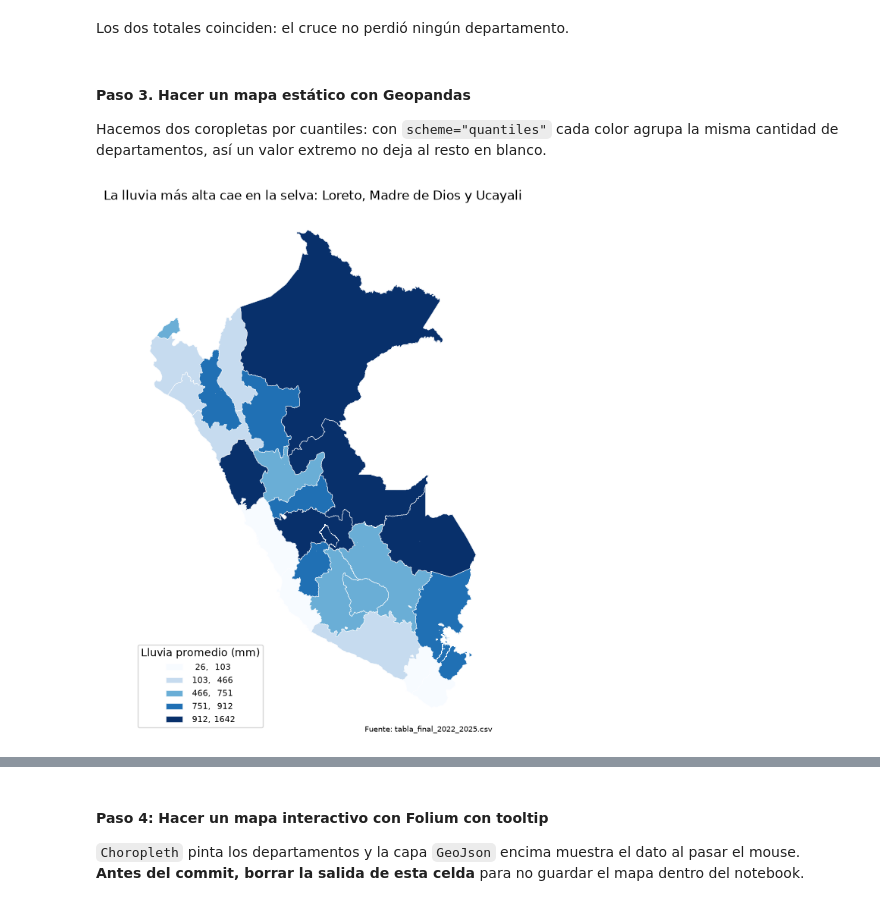
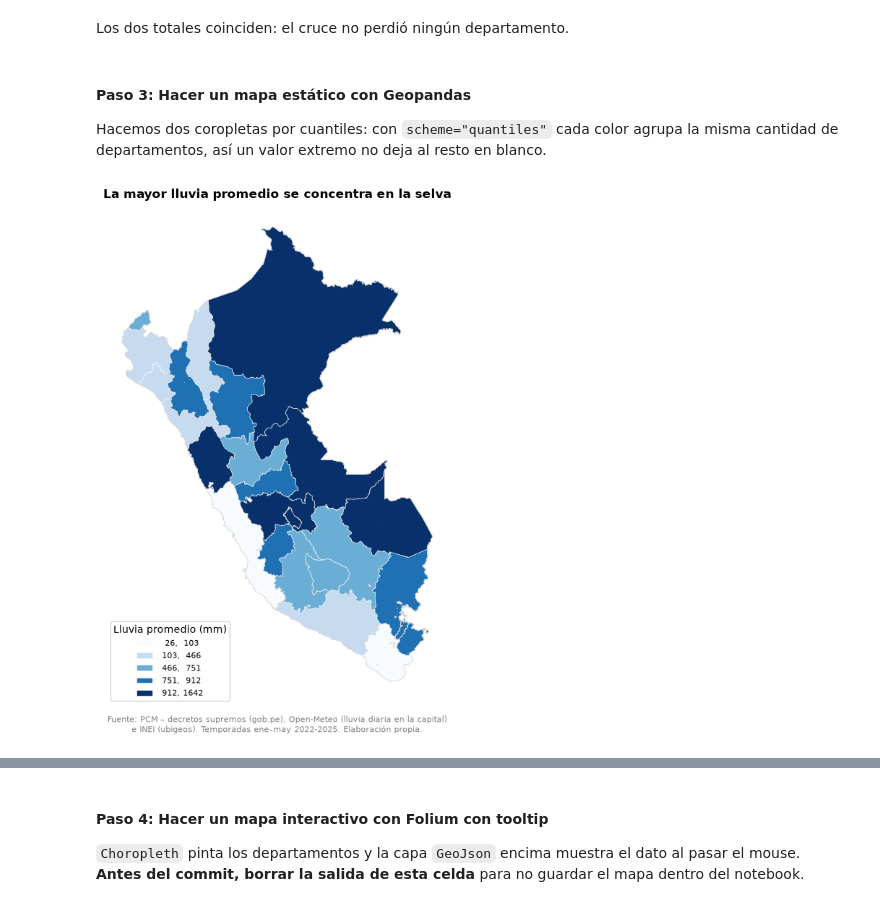
Before and after one commit to gabriela-pozo/Repositorio-Python-Grupo-3, a Jupyter notebook: assignment_3/mapas.ipynb, the cells around one changed output, grey strips where cells are left out. Saved outputs shown, nothing was run; the diff lists cells and outputs as text; code cells hidden in the pictures.

```diff
--- a/assignment_3/mapas.ipynb
+++ b/assignment_3/mapas.ipynb
@@ -123,22 +123,31 @@ Total de declaratorias en el mapa: 331
 Total de declaratorias en la tabla: 331
 # %% [markdown]
 Los dos totales coinciden: el cruce no perdió ningún departamento.
+# %%
+# Fuente común para todos los mapas (misma que en visualizacion.ipynb)
+FUENTE = ("Fuente: PCM – decretos supremos (gob.pe), Open-Meteo (lluvia diaria en la capital)\n"
+          "e INEI (ubigeos). Temporadas ene–may 2022-2025. Elaboración propia.")
+
+
+def poner_fuente(ax):
+    ax.text(0.5, -0.02, FUENTE, transform=ax.transAxes,
+            ha="center", va="top", fontsize=8, color="gray")
 # %% [markdown]
-#### Paso 3. Hacer un mapa estático con Geopandas
+#### Paso 3: Hacer un mapa estático con Geopandas
 
 Hacemos dos coropletas por cuantiles: con `scheme="quantiles"` cada color agrupa la misma cantidad de departamentos, así un valor extremo no deja al resto en blanco.
 # %%
 ax = mapa.plot(column="lluvia_promedio_mm", cmap="Blues", figsize=(7, 9),
                scheme="quantiles", k=5, legend=True,
                edgecolor="white", linewidth=0.4,
                legend_kwds={"loc": "lower left", "fontsize": 8,
                             "title": "Lluvia promedio (mm)", "fmt": "{:.0f}"})
-ax.set_title("La lluvia más alta cae en la selva: Loreto, Madre de Dios y Ucayali")
+mapa.dissolve().boundary.plot(ax=ax, color="lightgray", linewidth=0.6)
+ax.set_title("La mayor lluvia promedio se concentra en la selva", fontweight="bold")
 ax.set_axis_off()
-ax.annotate("Fuente: tabla_final_2022_2025.csv",
-            xy=(1, 0), xycoords="axes fraction", ha="right", fontsize=7);
+poner_fuente(ax)
 # %% [output]
-[figure, old version]
+[figure, new version]
 # %%
 ax = mapa.plot(column="declaratorias", cmap="Reds", figsize=(7, 9),
                scheme="quantiles", k=5, legend=True,
```
Also changed, not shown: parts of 3 cells of this notebook, 1 other file.
